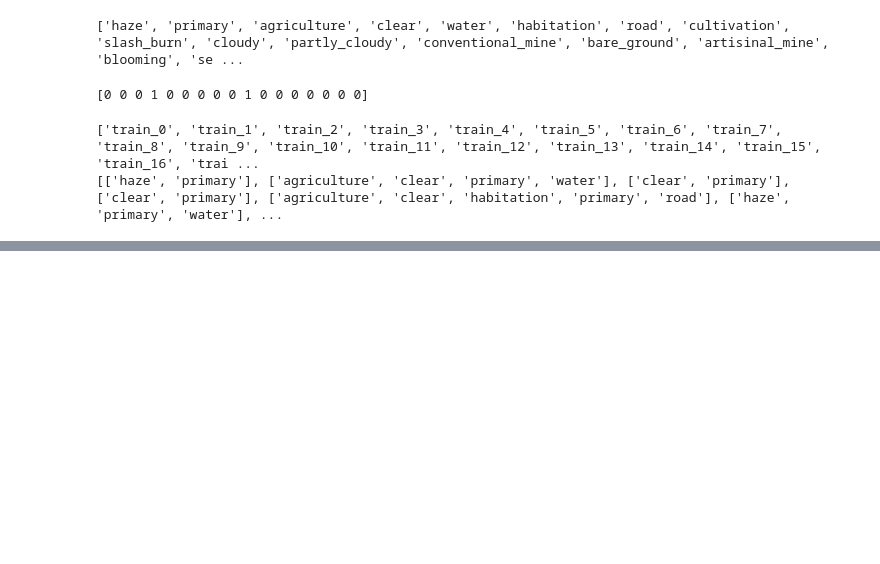
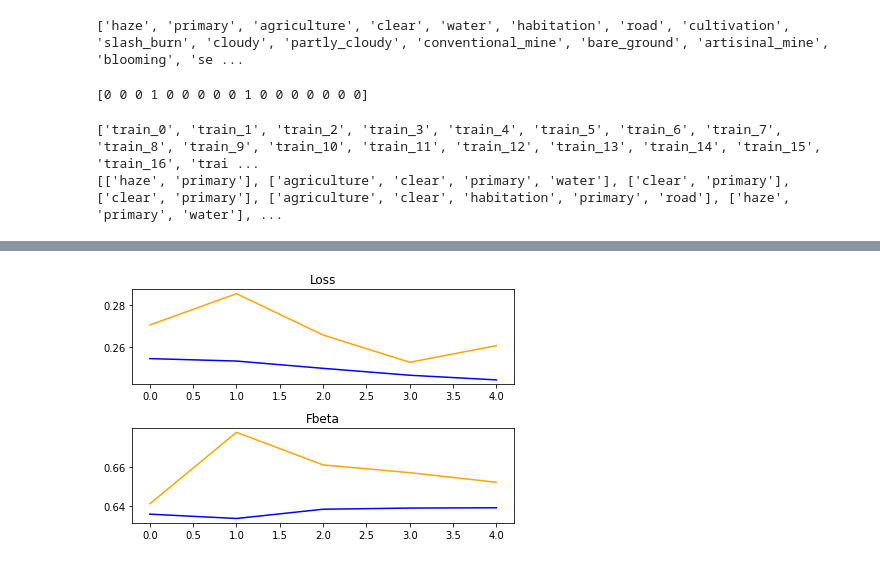
Before and after one commit to GreenBay-poject/MLModel, a Jupyter notebook: mlmodel.ipynb, the cells around one changed output, grey strips where cells are left out. Cells and saved outputs as stored; diff of their text form; code cells hidden in the pictures; blank space fills up the shorter version.

```diff
--- a/mlmodel.ipynb
+++ b/mlmodel.ipynb
@@ -235,0 +228,3 @@ Epoch 5/5
+# %%
+stage(1)
+# %% [output]
@@ -235,0 +244 @@ Epoch 5/5
+[figure, added]
```
Also changed, not shown: parts of 6 cells of this notebook, 6 other files.
